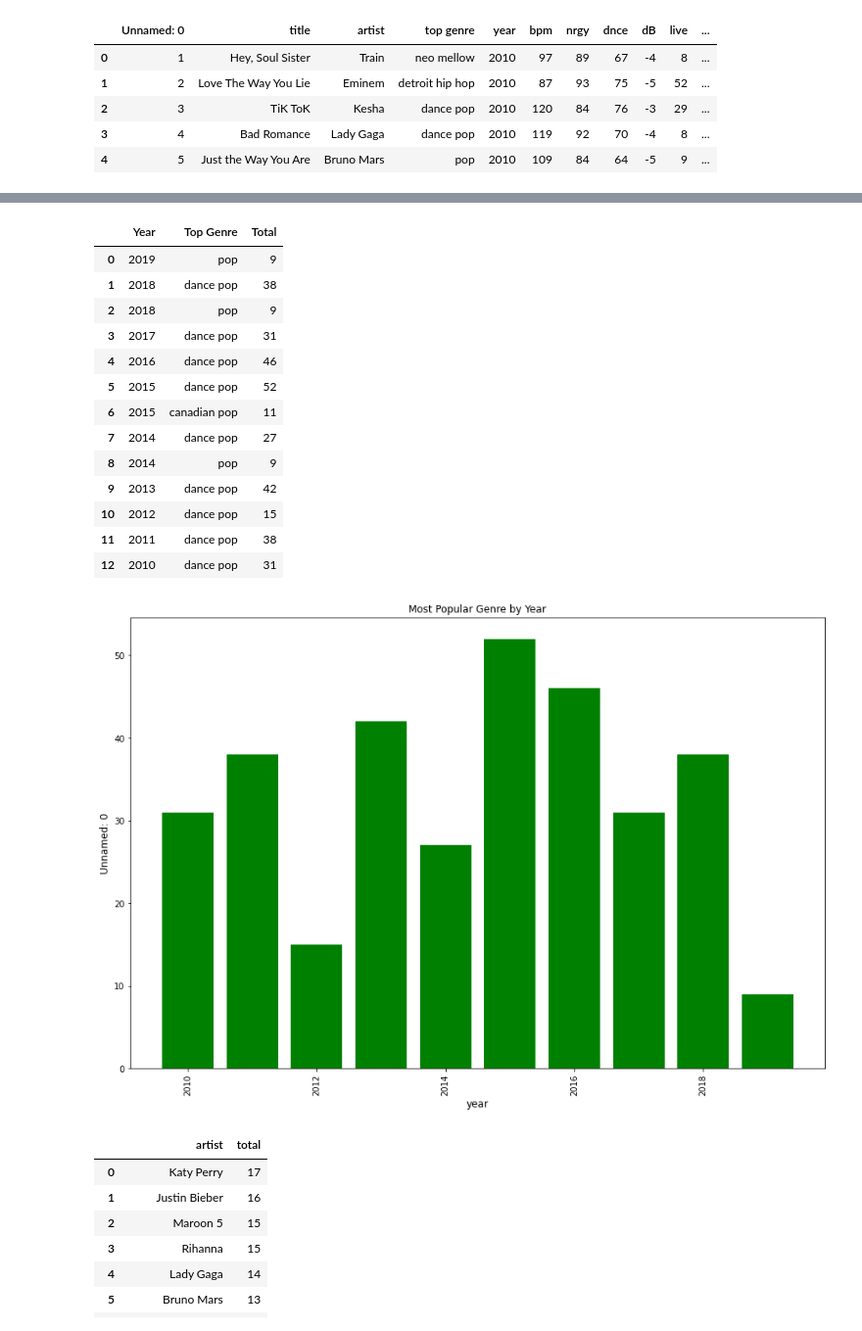
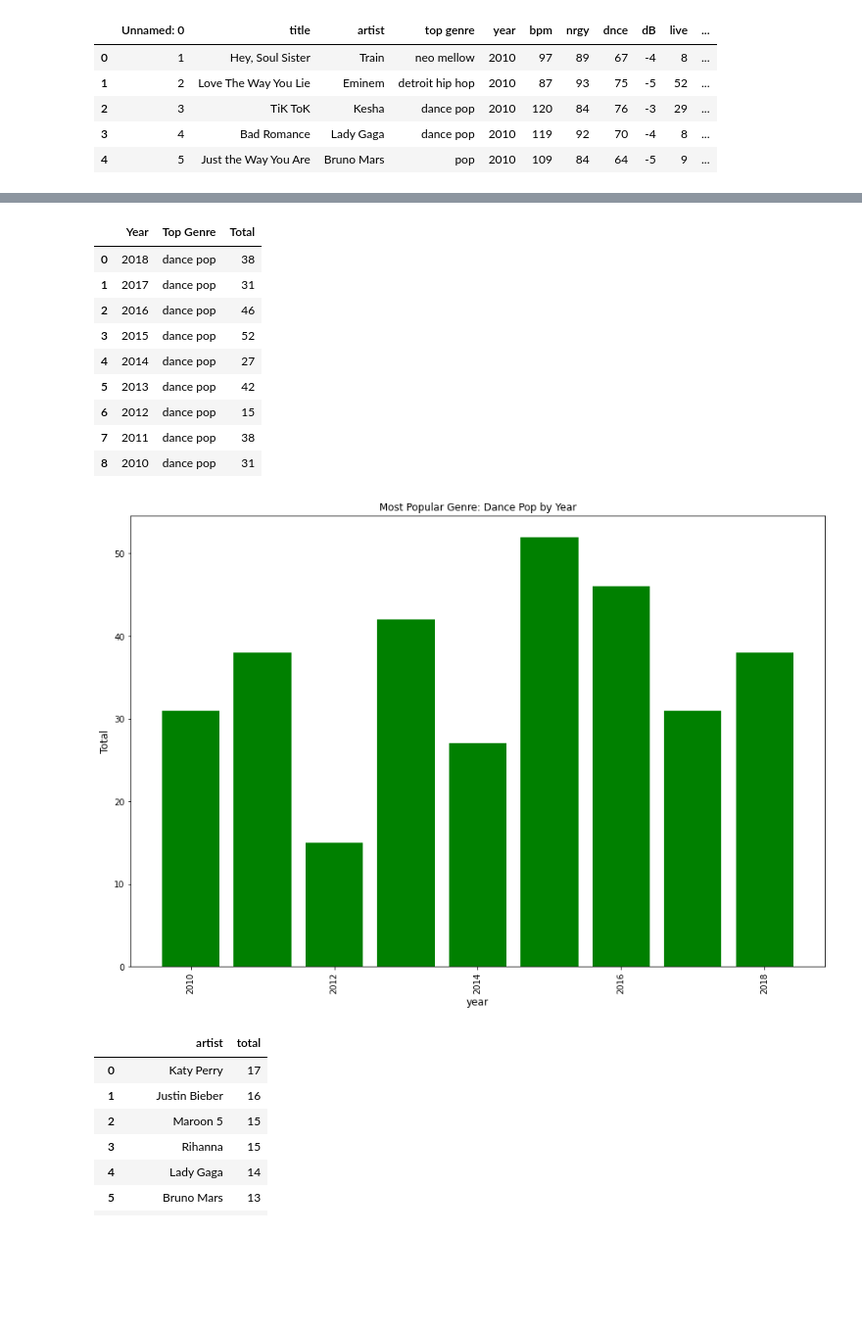
Before and after one commit to Tman2111/butler_groupE_project1, a Jupyter notebook: Team E Project.ipynb, the cells around one changed output, grey strips where cells are left out. Shown: that part at 98% size. Saved outputs shown, nothing was run; the diff lists cells and outputs as text; code cells hidden in the pictures; blank space fills up the shorter version.

Commit message:
edited graph

```diff
--- a/Team E Project.ipynb
+++ b/Team E Project.ipynb
@@ -106,42 +106,38 @@ clean_by_year_df = top_genre_year_df.drop(['title', 'artist', 'bpm', 'nrgy', 'dn
                                            'acous', 'spch', 'pop' ], axis=1)
 #clean_by_year_df
 
-cleaner_by_year_df = clean_by_year_df[(clean_by_year_df['Unnamed: 0']>8)]
+cleaner_by_year_df = clean_by_year_df[(clean_by_year_df['Unnamed: 0']>11)]
 cleaner_by_year_df.reset_index(inplace=True)
 cleaner_by_year_df.columns = ["Year", "Top Genre", "Total"]
 cleaner_by_year_df
 # %% [output]
 |  | Year | Top Genre | Total |
-| 0 | 2019 | pop | 9 |
-| 1 | 2018 | dance pop | 38 |
-| 2 | 2018 | pop | 9 |
-| 3 | 2017 | dance pop | 31 |
-| 4 | 2016 | dance pop | 46 |
-| 5 | 2015 | dance pop | 52 |
-| 6 | 2015 | canadian pop | 11 |
-| 7 | 2014 | dance pop | 27 |
-| 8 | 2014 | pop | 9 |
-| 9 | 2013 | dance pop | 42 |
-| 10 | 2012 | dance pop | 15 |
-| 11 | 2011 | dance pop | 38 |
-| 12 | 2010 | dance pop | 31 |
+| 0 | 2018 | dance pop | 38 |
+| 1 | 2017 | dance pop | 31 |
+| 2 | 2016 | dance pop | 46 |
+| 3 | 2015 | dance pop | 52 |
+| 4 | 2014 | dance pop | 27 |
+| 5 | 2013 | dance pop | 42 |
+| 6 | 2012 | dance pop | 15 |
+| 7 | 2011 | dance pop | 38 |
+| 8 | 2010 | dance pop | 31 |
 # %%
 plt.figure(figsize=[15,10])
 x_axis=cleaner_by_year_df['Year']
 y_axis=cleaner_by_year_df['Total']
 
 plt.bar(x_axis, y_axis, color = 'g')
 plt.xlabel('year', fontsize = 12)
 plt.xticks(rotation='vertical')
 
-plt.ylabel('Unnamed: 0', fontsize = 12)
-plt.title('Most Popular Genre by Year')
+plt.ylabel('Total', fontsize = 12)
+plt.title('Most Popular Genre: Dance Pop by Year')
 plt.show()
 
 # save plot as .pngs
-#plt.savefig("../Most Popular Genre Overall.png")
+#plt.savefig("../images/Most Popular Genre Overall.png")
 # %% [output]
-[figure, old version]
+[figure, new version]
 # %%
 # Determine least popular genres overall
 # %%
```
Also changed, not shown: parts of 2 cells of this notebook.
